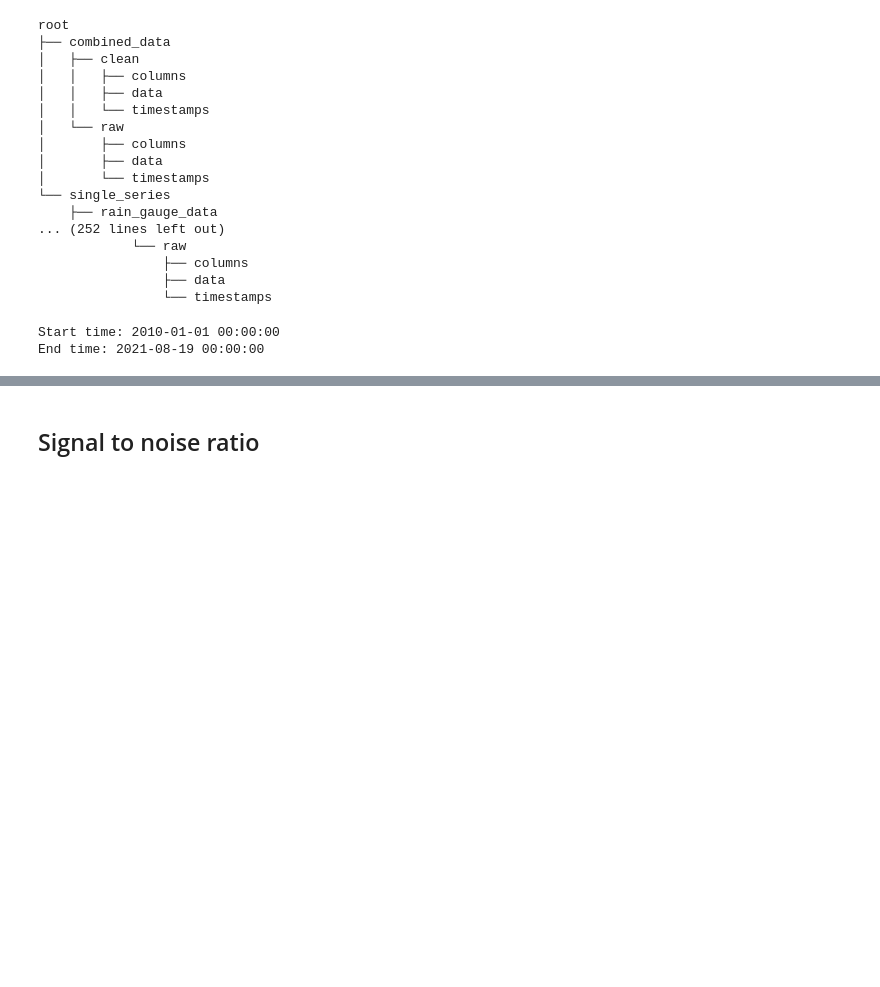
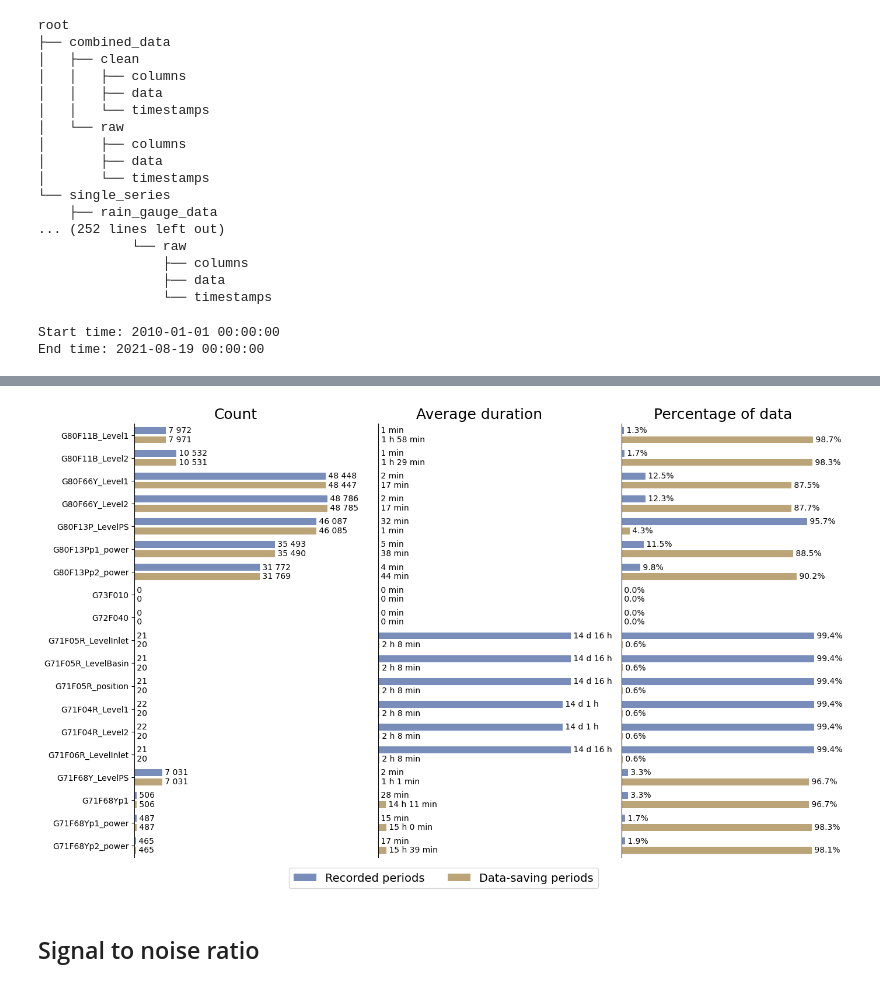
Before and after one commit to AronDJacobsen/fault_management_uds, a Jupyter notebook: notebooks/1_analysis/1_data_quality.ipynb, the cells around one changed output, grey strips where cells are left out. Saved outputs shown, nothing was run; the diff lists cells and outputs as text; code cells hidden in the pictures; blank space fills up the shorter version.

```diff
--- a/notebooks/1_analysis/1_data_quality.ipynb
+++ b/notebooks/1_analysis/1_data_quality.ipynb
@@ -80,0 +397,11 @@ End time: 2021-08-19 00:00:00
+# %%
+# for title
+total_successes = 0
+total_failures = 0
+
+for sensor in ffillings:
+    total_successes += len(ffillings[sensor]['Data-saving periods'])
+    total_failures += len(ffillings[sensor]['Unsuccessful data-saving'])
+
+print(f"Total successes: {total_successes}")
+print(f"Total failures: {total_failures}")
@@ -81,2 +418,89 @@ End time: 2021-08-19 00:00:00
+# %%
+# Plot with error bars
+fig, axs = plt.subplots(1, 3, figsize=(14, 8))
+
+colors = ['#5671A9', '#A98E56']
+segment_types = ['Recorded periods', 'Data-saving periods']
+
+for sensor_index, sensor in enumerate(natural_sensor_order):
+    for i, operation in enumerate(['count', 'average duration', 'percentage of data']):
+        for j, segment_type in enumerate(segment_types):
+            if operation == 'count':
+                number = len(ffillings[sensor][segment_type])
+                formatted_number = f" {number:,}".replace(',', ' ')
+
+            elif operation == 'average duration':
+                if len(ffillings[sensor][segment_type]) == 0:
+                    number = 0
+                else:
+                    number = np.mean(ffillings[sensor][segment_type])
+                days = number // (60 * 24)
+                remaining_minutes = number % (60 * 24)
+                hours = remaining_minutes // 60
+                minutes = remaining_minutes % 60
+                days, hours, minutes = int(days), int(hours), int(minutes)
+                if days > 0:
+                    #formatted_number = f" {days:,} d {hours} h {minutes} min"
+                    formatted_number = f" {days:,} d"
+                    if hours > 0:
+                        formatted_number += f" {hours} h"
+
+                elif hours > 0:
+                    formatted_number = f" {hours:,} h {minutes} min"
+                else:
+                    formatted_number = f" {minutes} min"
+                formatted_number = formatted_number.replace(',', ' ')
+            else:
+                if len(ffillings[sensor][segment_type]) == 0:
+                    number = 0
+                else:
+                    number = sum(ffillings[sensor][segment_type]) / (sum(ffillings[sensor]['Recorded periods']) + sum(ffillings[sensor]['Data-saving periods'])) * 100
+                formatted_number = f" {number:.1f}%"
+
+            ax = axs[i]
+            ax.set_title(operation.capitalize(), fontsize=18)
+            # Use sensor index to position bars
+            adjust_j = j - 0.5
+            adj = 0.1
+            adjust_j = adjust_j + adj if j == 0 else adjust_j - adj
+            ax.barh(
+                sensor_index * 2 + adjust_j,  # Adjust for double the sensors
+                number,
+                # adjust width of the bars
+                height=0.6,
+                color=colors[j],
+                alpha=0.8,
+                label=segment_type if sensor_index == 0 else ""  # Add label only once for legend
+            )
+
+            ax.text(number, sensor_index * 2 + adjust_j, formatted_number, ha='left', va='center')
+
+# Add legend to the first subplot, invert the order of the legend
+handles, labels = axs[0].get_legend_handles_labels()
+# Reverse the order of handles and labels
+handles = handles#[::-1]
+labels = labels#[::-1]
+# Create the legend with the reversed order
+fig.legend(handles, labels, loc='lower center', ncol=2, fontsize=14, bbox_to_anchor=(0.5, -0.06))
+
+for i, ax in enumerate(axs):
+    ax.spines['top'].set_visible(False)
+    ax.spines['right'].set_visible(False)
+    ax.spines['bottom'].set_visible(False)
+    ax.tick_params(axis='x', which='both', bottom=False, top=False, labelbottom=False)
+    ax.set_ylim(-1, len(natural_sensor_order) * 2 - 1)
+    ax.invert_yaxis()
+    # Set y-ticks to sensor names centered
+    if i==0:
+        ax.set_yticks([i * 2 for i in range(len(natural_sensor_order))])
+        ax.set_yticklabels(natural_sensor_order)
+    else:
+        ax.set_yticks([])
+
+plt.tight_layout()
+plt.savefig(save_folder / 'recorded_vs_data_saving.png', bbox_inches='tight')
+plt.show()
+# %% [output]
+[figure, added]
 # %% [markdown]
 ## Signal to noise ratio
```
Also changed, not shown: parts of 19 cells of this notebook, 29 other files.
